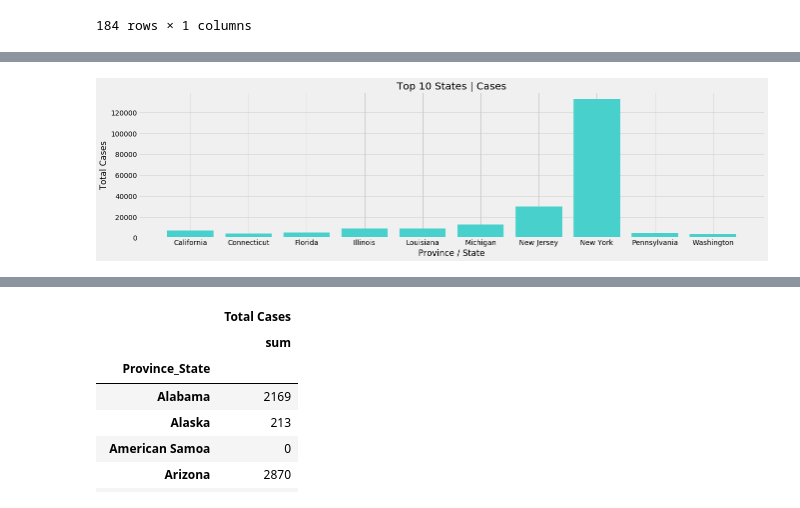
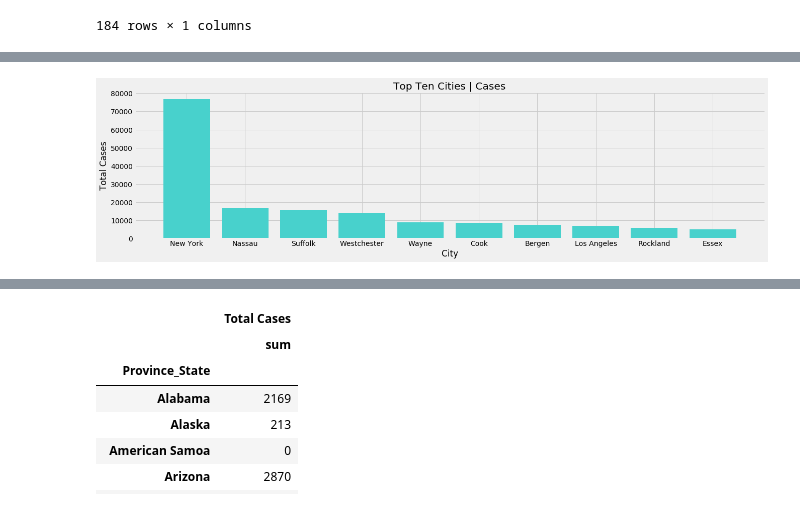
Before and after one commit to kfasola/Fasola_Final_Project, a Jupyter notebook: Fasola - Final Project.ipynb, the cells around one changed output, grey strips where cells are left out. Saved outputs shown, nothing was run; the diff lists cells and outputs as text; code cells hidden in the pictures.

```diff
--- a/Fasola - Final Project.ipynb
+++ b/Fasola - Final Project.ipynb
@@ -273,6 +530,5 @@ Name: (Total Recovered, sum), dtype: float64
 # %%
-uscases_covid = pd.read_csv('time_series_covid19_confirmed_US.csv')
-uscases_covid.drop(uscases_covid.columns.difference(['Province_State', 'Combined_Key', '4/7/20']), axis=1, inplace=True)
+uscases_covid.drop(uscases_covid.columns.difference(['Admin2', 'Province_State', 'Combined_Key', '4/7/20']), axis=1, inplace=True)
 uscases_covid['Total Cases'] = uscases_covid.sum(1)
 uscases_covid
 # %% [output]
@@ -292,4 +552,4 @@ uscases_covid
 # %%
-us_top10_cases = uscases_covid.sort_values('Total Cases', ascending=False).head(22)
+us_top10_cases = uscases_covid.sort_values('Total Cases', ascending=False).head(10)
 us_top10_cases
 # %% [output]
@@ -313,8 +567,8 @@ us_top10_cases
 # %%
 fig, ax = plt.subplots(figsize=(20,5))
-plt.bar('Province_State','Total Cases', data=us_top10_cases.groupby('Province_State', as_index=False).sum(), color='mediumturquoise')
-plt.title('Top 10 States | Cases')
-plt.xlabel('Province / State')
+plt.bar('Admin2','Total Cases', data=us_top10_cases, color='mediumturquoise')
+plt.title('Top Ten Cities | Cases')
+plt.xlabel('City')
 plt.ylabel('Total Cases');
 # %% [output]
-[figure, old version]
+[figure, new version]
```
Also changed, not shown: parts of 83 cells of this notebook.
